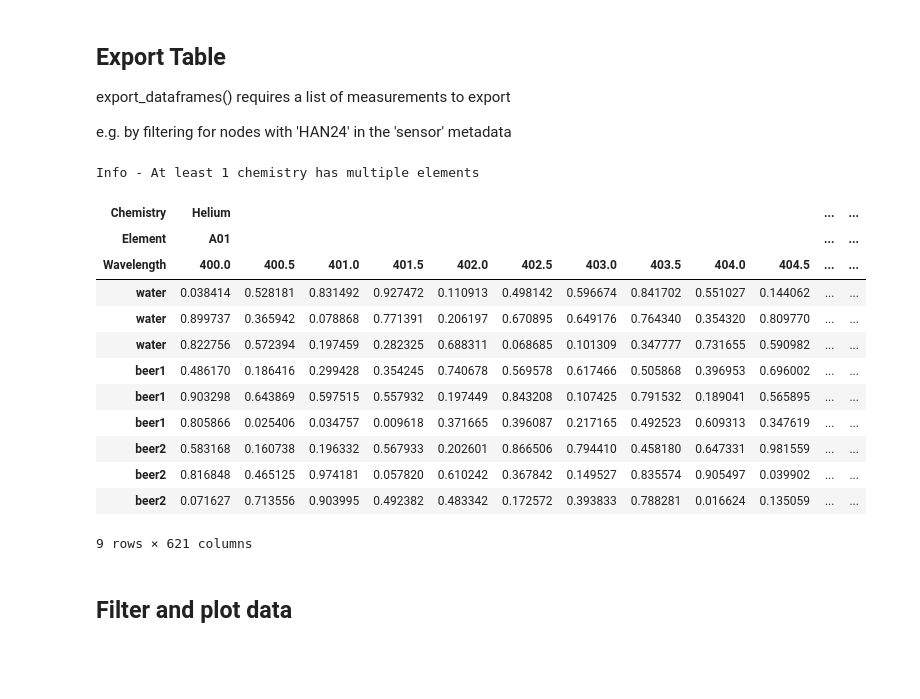
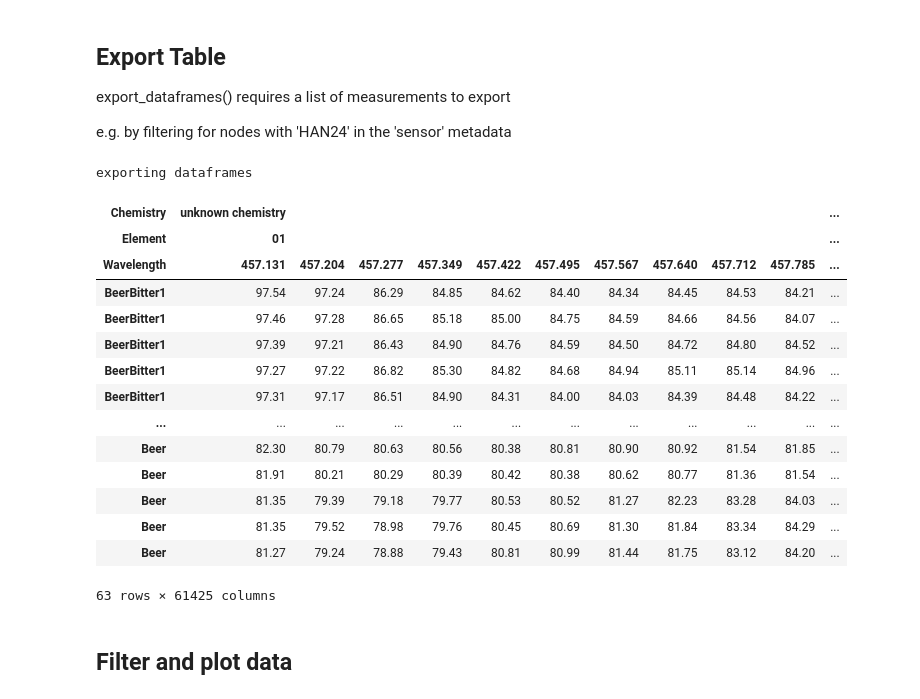
Before and after one commit to calcut/dwt-optical, a Jupyter notebook: csv_import_export.ipynb, the cells around one changed output. Cells and saved outputs as stored; diff of their text form; code cells hidden in the pictures; blank space fills up the shorter version.

Commit message:
folder structure rejig, export tab functional

```diff
--- a/csv_import_export.ipynb
+++ b/csv_import_export.ipynb
@@ -177,27 +177,29 @@ export_dataframes() requires a list of measurements to export
 
 e.g. by filtering for nodes with 'HAN24' in the 'sensor' metadata
 # %%
-import csv_helpers as csv
+import lib.csv_helpers as csv
 # selection = csv.filter_by_metadata('sensor', 'HAN24', path='sampledata')
 # export = csv.export_dataframes(selection, path='imported')
-export = csv.export_dataframes(path='dummydata')
+export = csv.export_dataframes(path='imported', meta_df='index.tsv')
 
 display(export)
 # %% [output]
-Info - At least 1 chemistry has multiple elements
+exporting dataframes
-| Chemistry | Helium |  |  |  |  |  |  |  |  |  | ... | ... |
-| Element | A01 |  |  |  |  |  |  |  |  |  | ... | ... |
-| Wavelength | 400.0 | 400.5 | 401.0 | 401.5 | 402.0 | 402.5 | 403.0 | 403.5 | 404.0 | 404.5 | ... | ... |
-| water | 0.038414 | 0.528181 | 0.831492 | 0.927472 | 0.110913 | 0.498142 | 0.596674 | 0.841702 | 0.551027 | 0.144062 | ... | ... |
-| water | 0.899737 | 0.365942 | 0.078868 | 0.771391 | 0.206197 | 0.670895 | 0.649176 | 0.764340 | 0.354320 | 0.809770 | ... | ... |
-| water | 0.822756 | 0.572394 | 0.197459 | 0.282325 | 0.688311 | 0.068685 | 0.101309 | 0.347777 | 0.731655 | 0.590982 | ... | ... |
-| beer1 | 0.486170 | 0.186416 | 0.299428 | 0.354245 | 0.740678 | 0.569578 | 0.617466 | 0.505868 | 0.396953 | 0.696002 | ... | ... |
-| beer1 | 0.903298 | 0.643869 | 0.597515 | 0.557932 | 0.197449 | 0.843208 | 0.107425 | 0.791532 | 0.189041 | 0.565895 | ... | ... |
-| beer1 | 0.805866 | 0.025406 | 0.034757 | 0.009618 | 0.371665 | 0.396087 | 0.217165 | 0.492523 | 0.609313 | 0.347619 | ... | ... |
-| beer2 | 0.583168 | 0.160738 | 0.196332 | 0.567933 | 0.202601 | 0.866506 | 0.794410 | 0.458180 | 0.647331 | 0.981559 | ... | ... |
-| beer2 | 0.816848 | 0.465125 | 0.974181 | 0.057820 | 0.610242 | 0.367842 | 0.149527 | 0.835574 | 0.905497 | 0.039902 | ... | ... |
-| beer2 | 0.071627 | 0.713556 | 0.903995 | 0.492382 | 0.483342 | 0.172572 | 0.393833 | 0.788281 | 0.016624 | 0.135059 | ... | ... |
+| Chemistry | unknown chemistry |  |  |  |  |  |  |  |  |  | ... |
+| Element | 01 |  |  |  |  |  |  |  |  |  | ... |
+| Wavelength | 457.131 | 457.204 | 457.277 | 457.349 | 457.422 | 457.495 | 457.567 | 457.640 | 457.712 | 457.785 | ... |
+| BeerBitter1 | 97.54 | 97.24 | 86.29 | 84.85 | 84.62 | 84.40 | 84.34 | 84.45 | 84.53 | 84.21 | ... |
+| BeerBitter1 | 97.46 | 97.28 | 86.65 | 85.18 | 85.00 | 84.75 | 84.59 | 84.66 | 84.56 | 84.07 | ... |
+| BeerBitter1 | 97.39 | 97.21 | 86.43 | 84.90 | 84.76 | 84.59 | 84.50 | 84.72 | 84.80 | 84.52 | ... |
+| BeerBitter1 | 97.27 | 97.22 | 86.82 | 85.30 | 84.82 | 84.68 | 84.94 | 85.11 | 85.14 | 84.96 | ... |
+| BeerBitter1 | 97.31 | 97.17 | 86.51 | 84.90 | 84.31 | 84.00 | 84.03 | 84.39 | 84.48 | 84.22 | ... |
+| ... | ... | ... | ... | ... | ... | ... | ... | ... | ... | ... | ... |
+| Beer | 82.30 | 80.79 | 80.63 | 80.56 | 80.38 | 80.81 | 80.90 | 80.92 | 81.54 | 81.85 | ... |
+| Beer | 81.91 | 80.21 | 80.29 | 80.39 | 80.42 | 80.38 | 80.62 | 80.77 | 81.36 | 81.54 | ... |
+| Beer | 81.35 | 79.39 | 79.18 | 79.77 | 80.53 | 80.52 | 81.27 | 82.23 | 83.28 | 84.03 | ... |
+| Beer | 81.35 | 79.52 | 78.98 | 79.76 | 80.45 | 80.69 | 81.30 | 81.84 | 83.34 | 84.29 | ... |
+| Beer | 81.27 | 79.24 | 78.88 | 79.43 | 80.81 | 80.99 | 81.44 | 81.75 | 83.12 | 84.20 | ... |
-9 rows × 621 columns
+63 rows × 61425 columns
 # %% [markdown]
 ## Filter and plot data
 # %%
```
Also changed, not shown: 8 other files.
